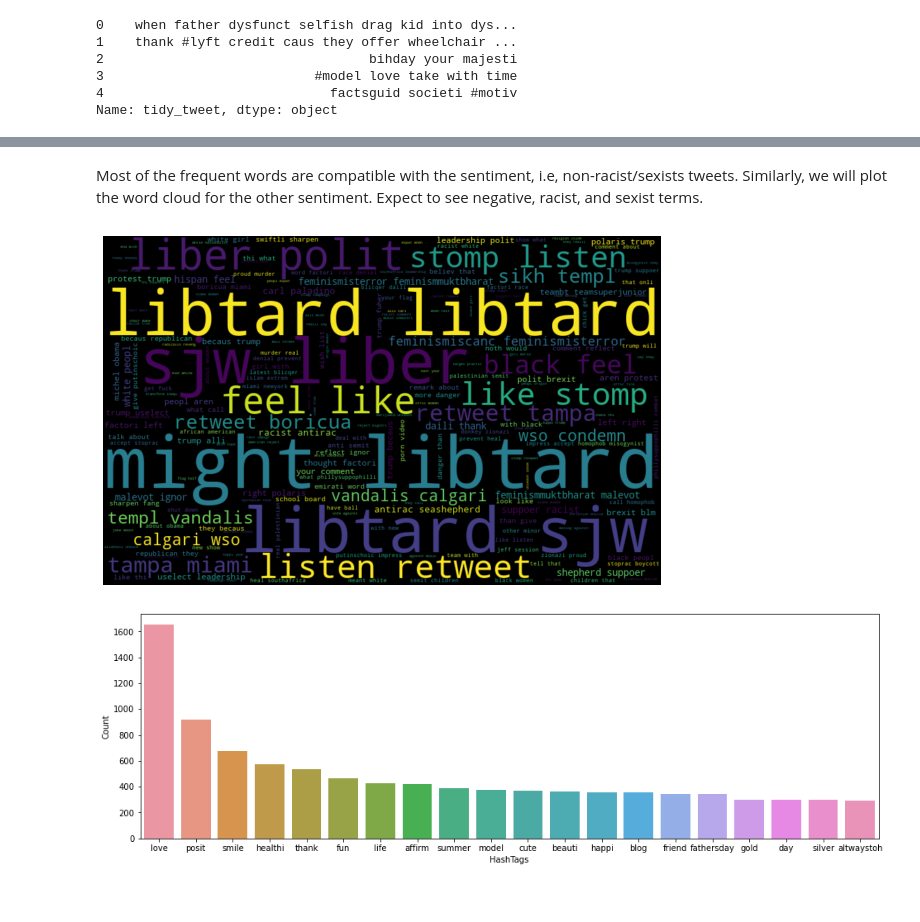
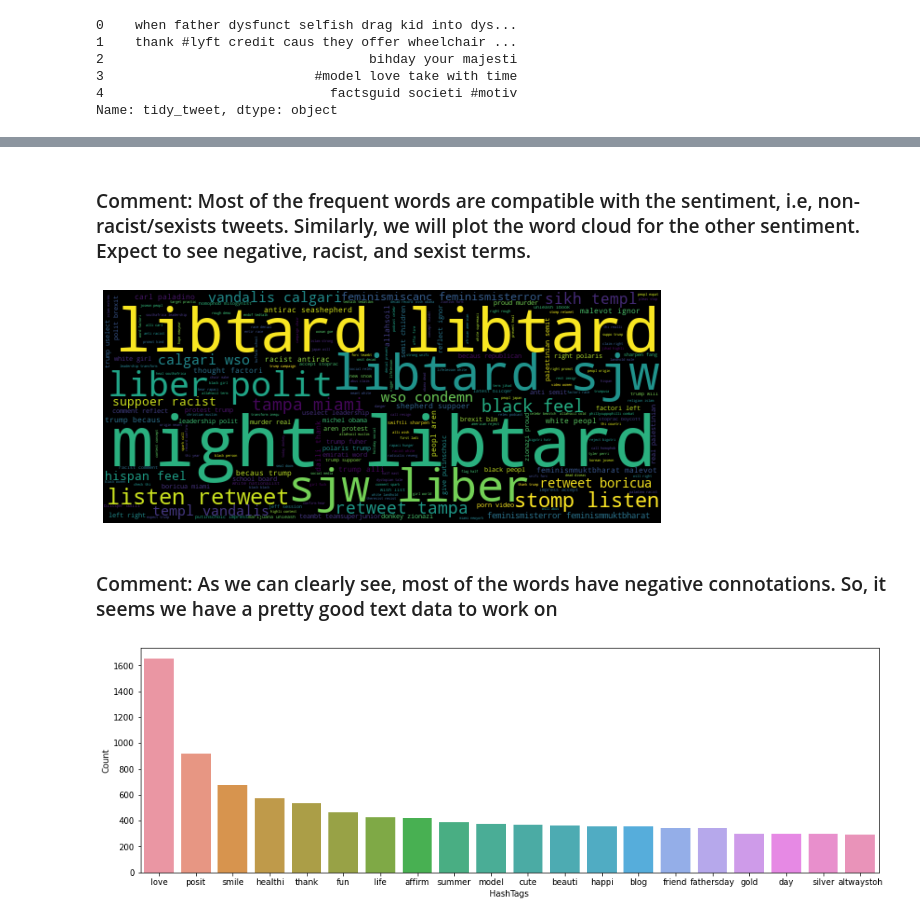
Before and after one commit to patelpranita/Twitter-Sentiment-Analysis, a Jupyter notebook: Twitter sentiment analysis.ipynb, the cells around one changed output, grey strips where cells are left out. Cells and saved outputs as stored; diff of their text form; code cells hidden in the pictures.

```diff
--- a/Twitter sentiment analysis.ipynb
+++ b/Twitter sentiment analysis.ipynb
@@ -335,12 +335,12 @@ plt.show()
 # %% [markdown]
-Most of the frequent words are compatible with the sentiment, i.e, non-racist/sexists tweets. Similarly, we will plot the word cloud for the other sentiment. Expect to see negative, racist, and sexist terms.
+### Comment: Most of the frequent words are compatible with the sentiment, i.e, non-racist/sexists tweets. Similarly, we will plot the word cloud for the other sentiment. Expect to see negative, racist, and sexist terms.
 # %%
 #C) Racist/Sexist Tweets
 negative_words = ' '.join([text for text in combi['tidy_tweet'][combi['label'] == 1]])
-wordcloud = WordCloud(width=800,height=500,random_state=21,max_font_size=110).generate(negative_words)
+wordcloud = WordCloud(width=600,height=250,random_state=21,max_font_size=100).generate(negative_words)
 plt.figure(figsize=(10,7))
 plt.imshow(wordcloud,interpolation='bilinear')
 plt.axis('off')
 plt.show()
 # %% [output]
-[figure, old version]
+[figure, new version]
@@ -349,3 +347,5 @@ plt.show()
+# %% [markdown]
+### Comment: As we can clearly see, most of the words have negative connotations. So, it seems we have a pretty good text data to work on
 # %%
 # function to collect hashtags
 def hashtag_extract(x):
```
Also changed, not shown: parts of 31 cells of this notebook.
